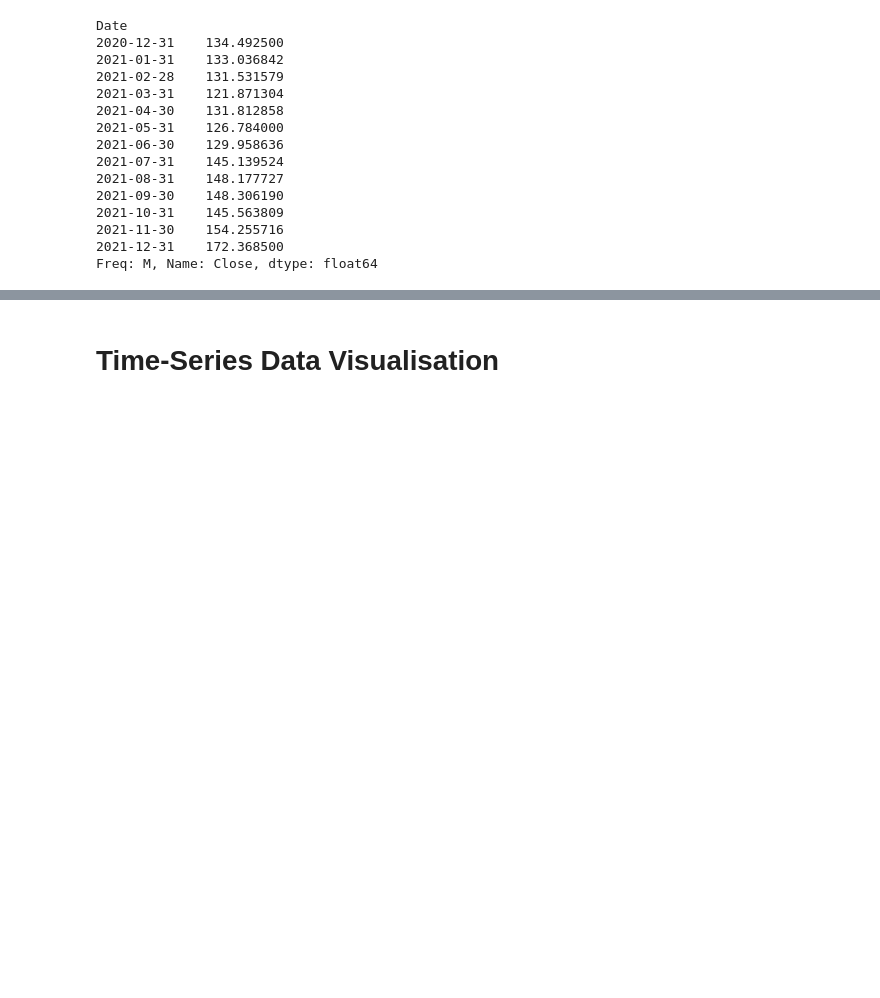
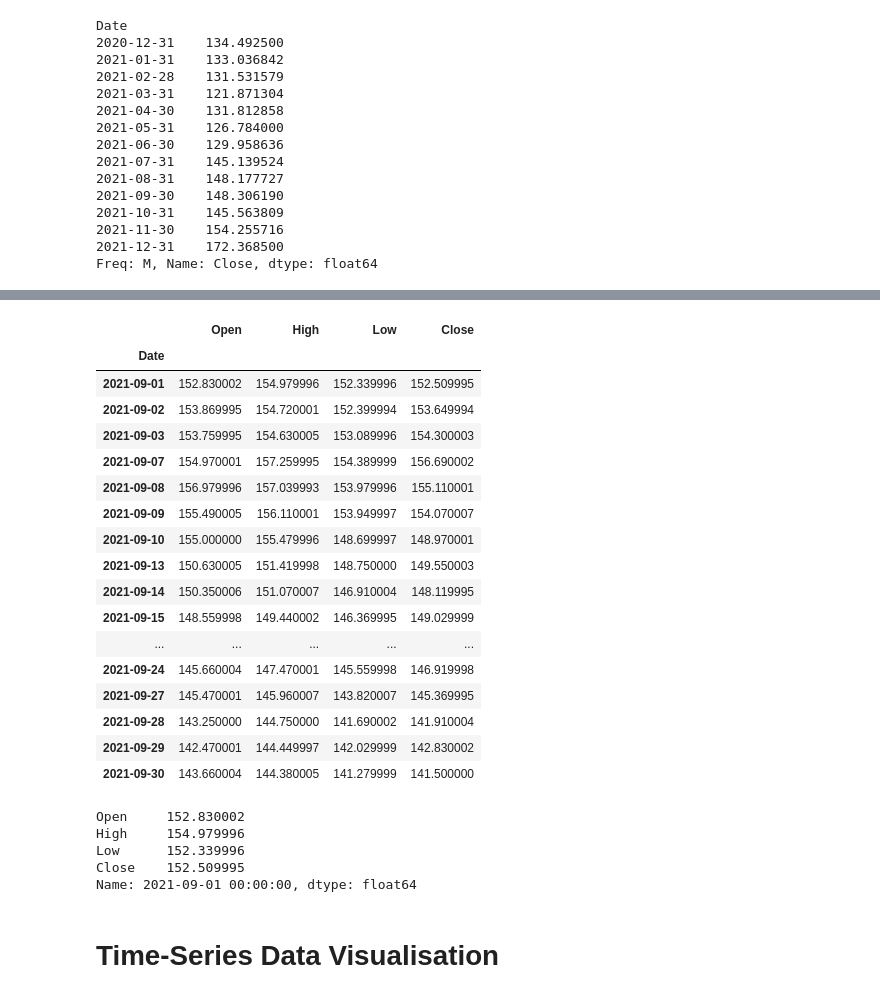
Before and after one commit to JiagengDing/TB2, a Jupyter notebook: ADFT/week13/intro_question.ipynb, the cells around one changed output, grey strips where cells are left out. Drawn from its saved outputs; the diff is of its cells as text; code cells hidden in the pictures; blank space fills up the shorter version.

```diff
--- a/ADFT/week13/intro_question.ipynb
+++ b/ADFT/week13/intro_question.ipynb
@@ -189,7 +199,36 @@ Freq: M, Name: Close, dtype: float64
 # %%
 # Question: extract the data for a particular month (e.g., September)
+
+df.loc['09/2021']
+# %% [output]
+|  | Open | High | Low | Close |
+| Date |  |  |  |  |
+| 2021-09-01 | 152.830002 | 154.979996 | 152.339996 | 152.509995 |
+| 2021-09-02 | 153.869995 | 154.720001 | 152.399994 | 153.649994 |
+| 2021-09-03 | 153.759995 | 154.630005 | 153.089996 | 154.300003 |
+| 2021-09-07 | 154.970001 | 157.259995 | 154.389999 | 156.690002 |
+| 2021-09-08 | 156.979996 | 157.039993 | 153.979996 | 155.110001 |
+| 2021-09-09 | 155.490005 | 156.110001 | 153.949997 | 154.070007 |
+| 2021-09-10 | 155.000000 | 155.479996 | 148.699997 | 148.970001 |
+| 2021-09-13 | 150.630005 | 151.419998 | 148.750000 | 149.550003 |
+| 2021-09-14 | 150.350006 | 151.070007 | 146.910004 | 148.119995 |
+| 2021-09-15 | 148.559998 | 149.440002 | 146.369995 | 149.029999 |
+| ... | ... | ... | ... | ... |
+| 2021-09-24 | 145.660004 | 147.470001 | 145.559998 | 146.919998 |
+| 2021-09-27 | 145.470001 | 145.960007 | 143.820007 | 145.369995 |
+| 2021-09-28 | 143.250000 | 144.750000 | 141.690002 | 141.910004 |
+| 2021-09-29 | 142.470001 | 144.449997 | 142.029999 | 142.830002 |
+| 2021-09-30 | 143.660004 | 144.380005 | 141.279999 | 141.500000 |
 # %%
 # Question: Extract the data for a particular day (e.g., 01/Sep/2021)
+
+df.loc['09/01/2021']
+# %% [output]
+Open     152.830002
+High     154.979996
+Low      152.339996
+Close    152.509995
+Name: 2021-09-01 00:00:00, dtype: float64
 # %% [markdown]
 # Time-Series Data Visualisation
 # %%
```
Also changed, not shown: parts of 7 cells of this notebook, 1 other file.
